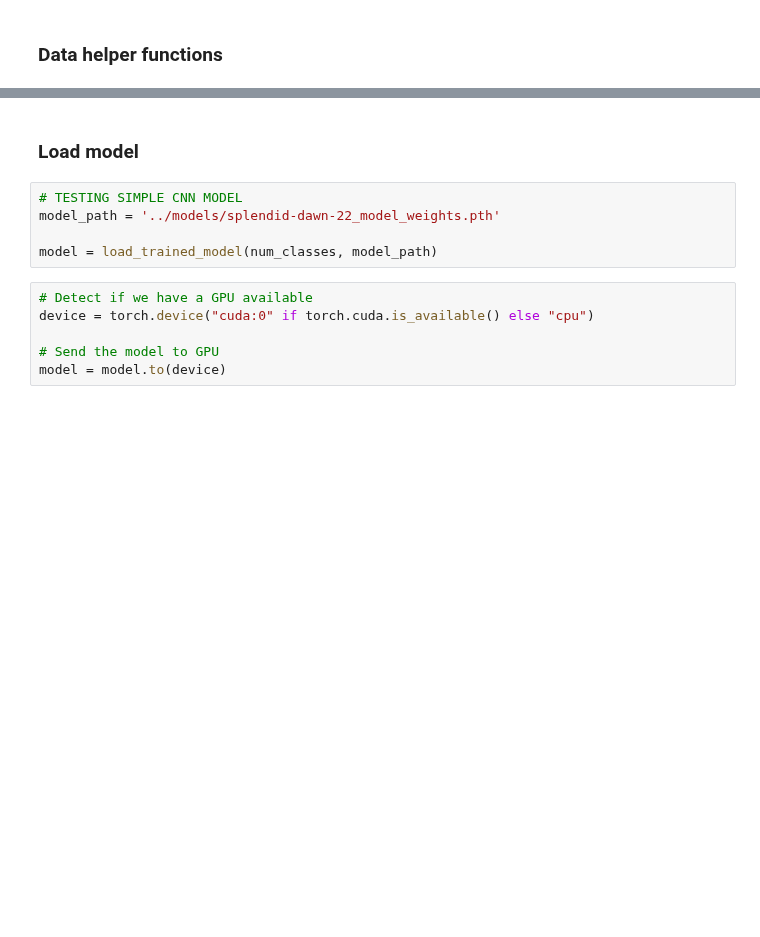
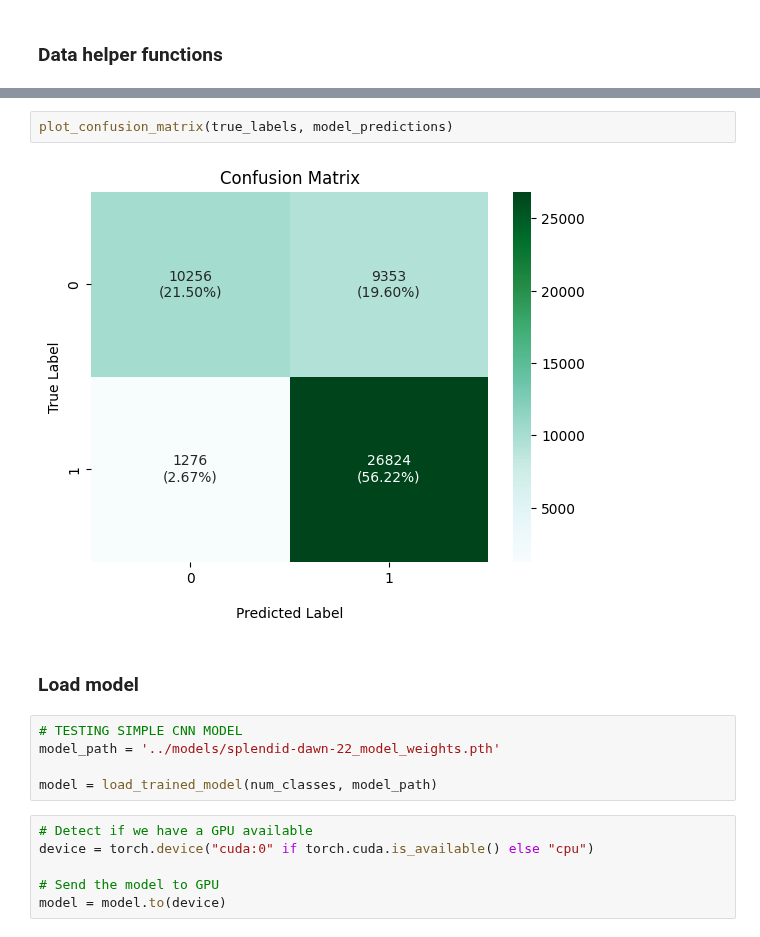
Before and after one commit to Alexandra-Smith/masters, a Jupyter notebook: notebooks/10-testing.ipynb, the cells around one changed output, grey strips where cells are left out. Saved outputs shown, nothing was run; the diff lists cells and outputs as text; blank space fills up the shorter version.

```diff
--- a/notebooks/10-testing.ipynb
+++ b/notebooks/10-testing.ipynb
@@ -266,3 +374,7 @@ FileNotFoundError: [Errno 2] No such file or directory: '../data/processed/patch
+# %%
+plot_confusion_matrix(true_labels, model_predictions)
+# %% [output]
+[figure, added]
 # %% [markdown]
 ### Load model
 # %%
```
Also changed, not shown: parts of 13 cells of this notebook, 1 other file.
